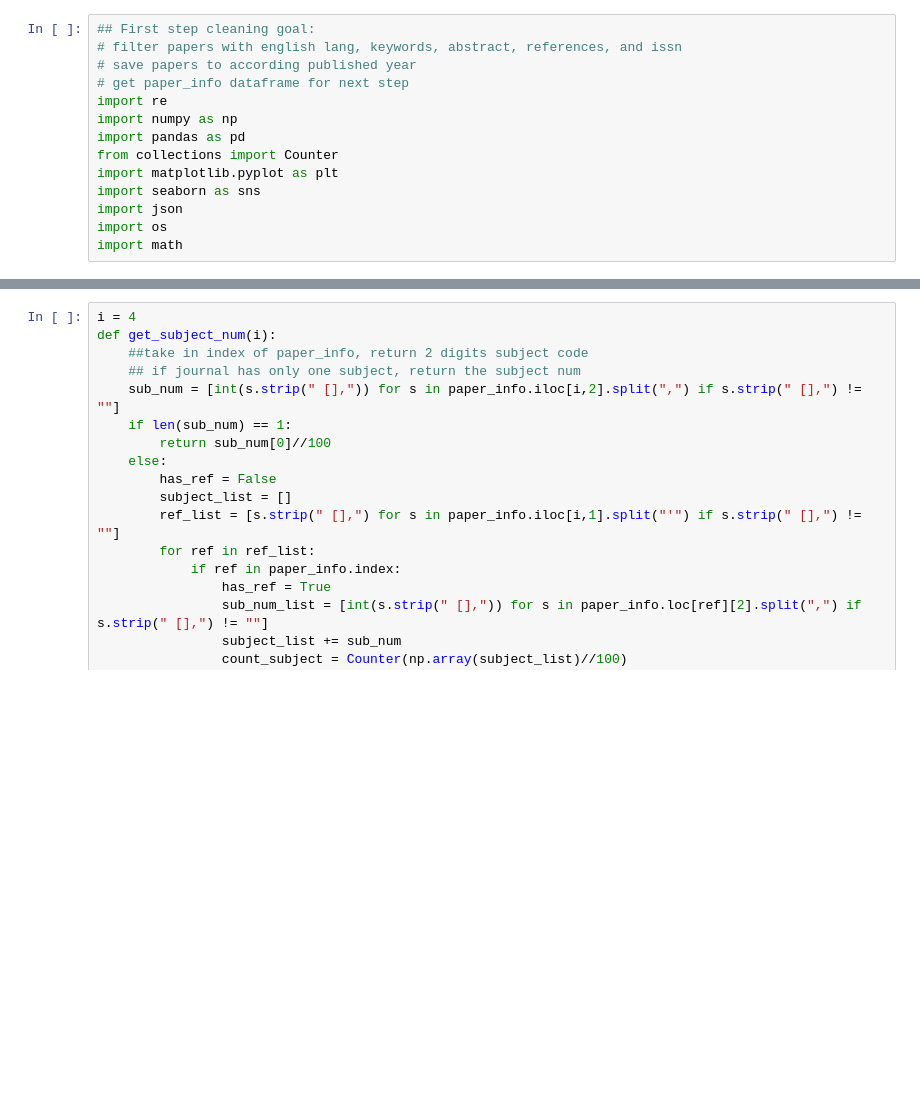
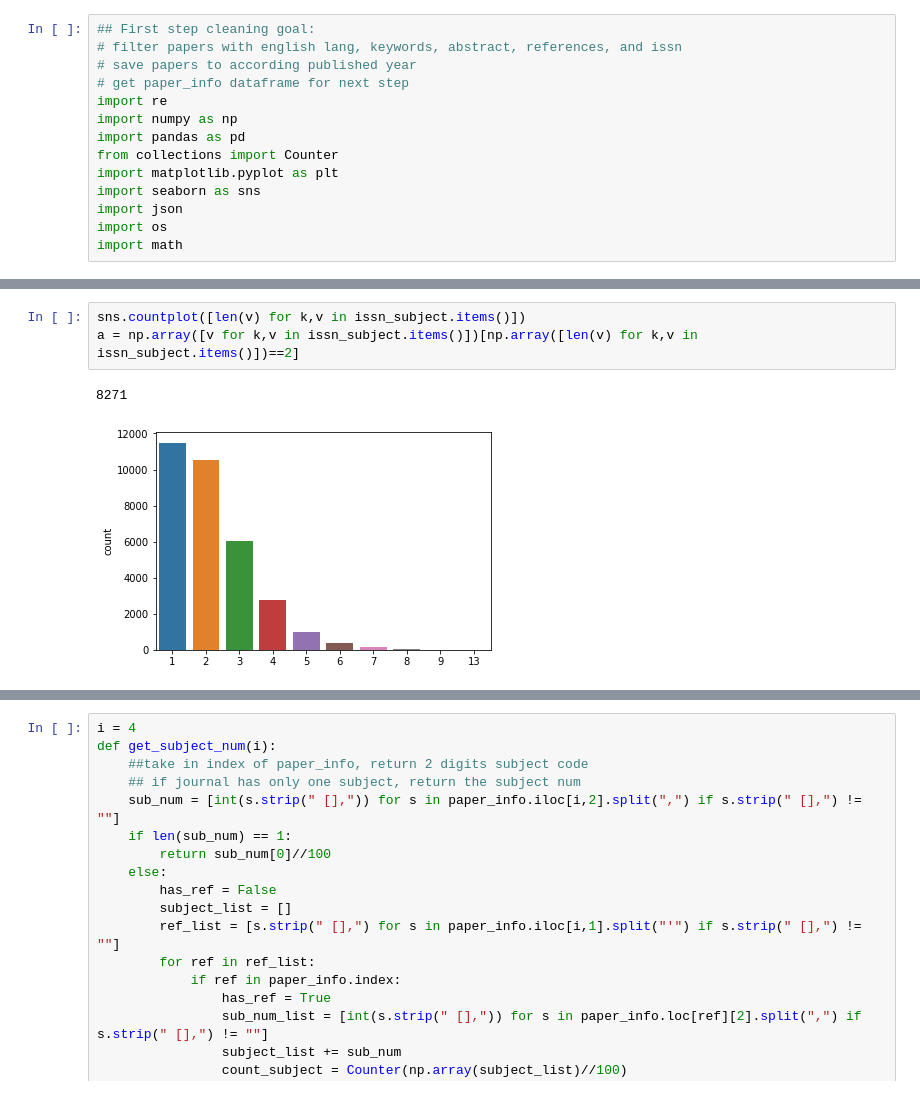
Before and after one commit to kaiwei-berkeley/subject_impact, a Jupyter notebook: kaiwei/paper_cleaning.ipynb, the cells around one changed output, grey strips where cells are left out. Saved outputs shown, nothing was run; the diff lists cells and outputs as text; blank space fills up the shorter version.

```diff
--- a/kaiwei/paper_cleaning.ipynb
+++ b/kaiwei/paper_cleaning.ipynb
@@ -39,0 +49,6 @@ del issn_subject[""]
+# %%
+sns.countplot([len(v) for k,v in issn_subject.items()])
+a = np.array([v for k,v in issn_subject.items()])[np.array([len(v) for k,v in issn_subject.items()])==2]
+# %% [output]
+8271
+[figure, added]
```
Also changed, not shown: parts of 10 cells of this notebook, 3 other files.
